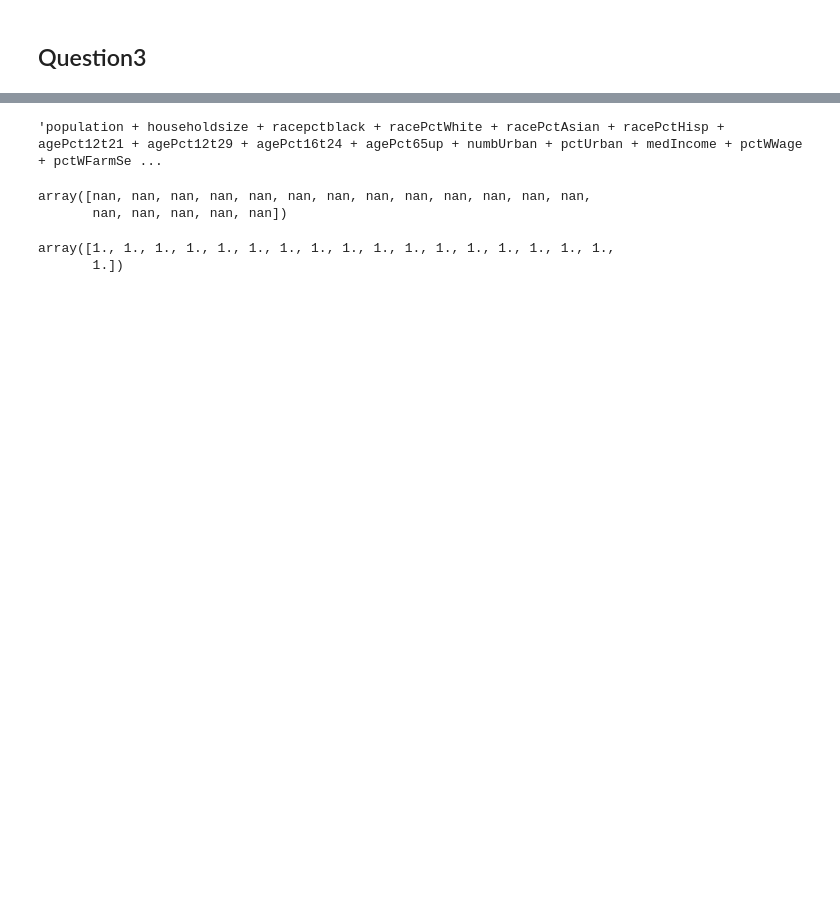
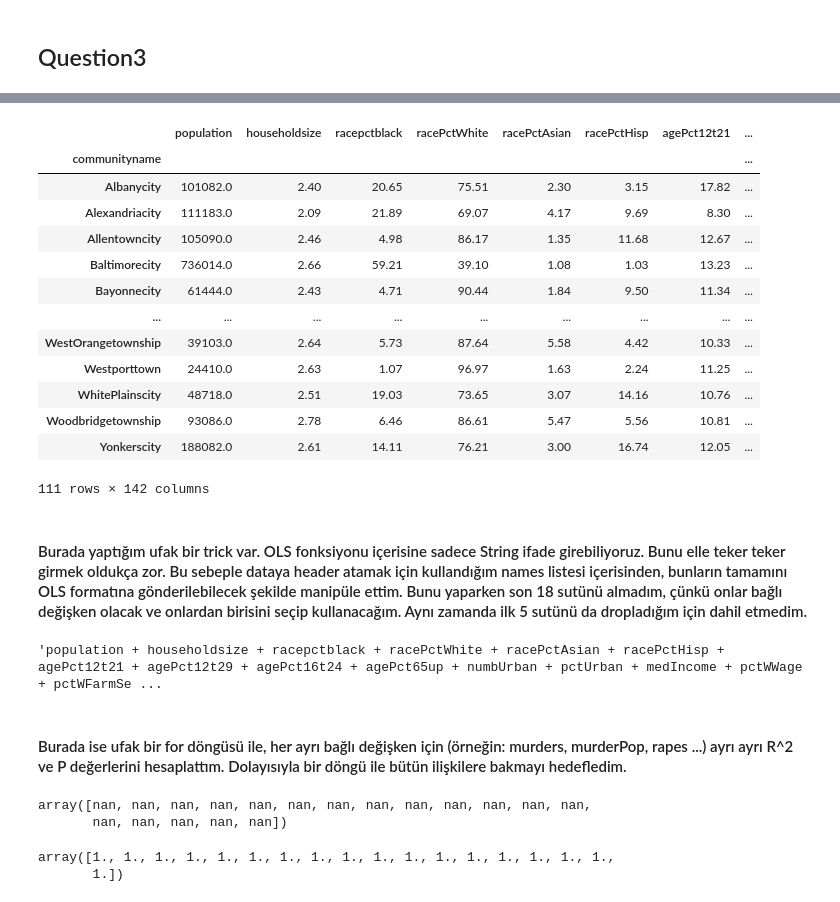
Before and after one commit to Lambd4Velorum/StatisticalDataAnalysis, a Jupyter notebook: HomeWork2.ipynb, the cells around one changed output, grey strips where cells are left out. Saved outputs shown, nothing was run; the diff lists cells and outputs as text; code cells hidden in the pictures; blank space fills up the shorter version.

```diff
--- a/HomeWork2.ipynb
+++ b/HomeWork2.ipynb
@@ -322,9 +432,30 @@ statedata.head()
+# %%
+communitydata
+# %% [output]
+|  | population | householdsize | racepctblack | racePctWhite | racePctAsian | racePctHisp | agePct12t21 | ... |
+| communityname |  |  |  |  |  |  |  | ... |
+| Albanycity | 101082.0 | 2.40 | 20.65 | 75.51 | 2.30 | 3.15 | 17.82 | ... |
+| Alexandriacity | 111183.0 | 2.09 | 21.89 | 69.07 | 4.17 | 9.69 | 8.30 | ... |
+| Allentowncity | 105090.0 | 2.46 | 4.98 | 86.17 | 1.35 | 11.68 | 12.67 | ... |
+| Baltimorecity | 736014.0 | 2.66 | 59.21 | 39.10 | 1.08 | 1.03 | 13.23 | ... |
+| Bayonnecity | 61444.0 | 2.43 | 4.71 | 90.44 | 1.84 | 9.50 | 11.34 | ... |
+| ... | ... | ... | ... | ... | ... | ... | ... | ... |
+| WestOrangetownship | 39103.0 | 2.64 | 5.73 | 87.64 | 5.58 | 4.42 | 10.33 | ... |
+| Westporttown | 24410.0 | 2.63 | 1.07 | 96.97 | 1.63 | 2.24 | 11.25 | ... |
+| WhitePlainscity | 48718.0 | 2.51 | 19.03 | 73.65 | 3.07 | 14.16 | 10.76 | ... |
+| Woodbridgetownship | 93086.0 | 2.78 | 6.46 | 86.61 | 5.47 | 5.56 | 10.81 | ... |
+| Yonkerscity | 188082.0 | 2.61 | 14.11 | 76.21 | 3.00 | 16.74 | 12.05 | ... |
+111 rows × 142 columns
+# %% [markdown]
+#### Burada yaptığım ufak bir trick var. OLS fonksiyonu içerisine sadece String ifade girebiliyoruz. Bunu elle teker teker girmek oldukça zor. Bu sebeple dataya header atamak için kullandığım names listesi içerisinden, bunların tamamını OLS formatına gönderilebilecek şekilde manipüle ettim. Bunu yaparken son 18 sutünü almadım, çünkü onlar bağlı değişken olacak ve onlardan birisini seçip kullanacağım. Aynı zamanda ilk 5 sutünü da dropladığım için dahil etmedim.
 # %%
 nn = names[5:129]
 newnames = " + ".join(nn)
 newnames
 # %% [output]
 'population + householdsize + racepctblack + racePctWhite + racePctAsian + racePctHisp + agePct12t21 + agePct12t29 + agePct16t24 + agePct65up + numbUrban + pctUrban + medIncome + pctWWage + pctWFarmSe ...
+# %% [markdown]
+#### Burada ise ufak bir for döngüsü ile, her ayrı bağlı değişken için (örneğin: murders, murderPop, rapes ...) ayrı ayrı R^2 ve P değerlerini hesaplattım. Dolayısıyla bir döngü ile bütün ilişkilere bakmayı hedefledim.
 # %%
 rvalues = np.array([])
 pvalues = np.array([])
```
Also changed, not shown: parts of 28 cells of this notebook.
